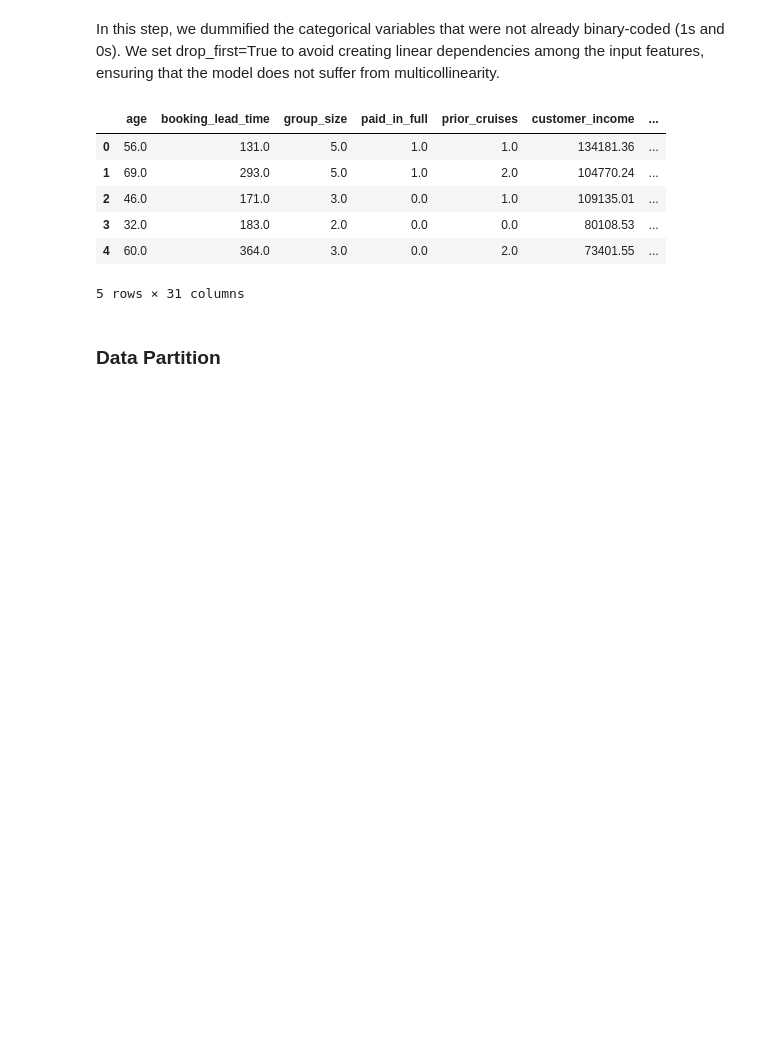
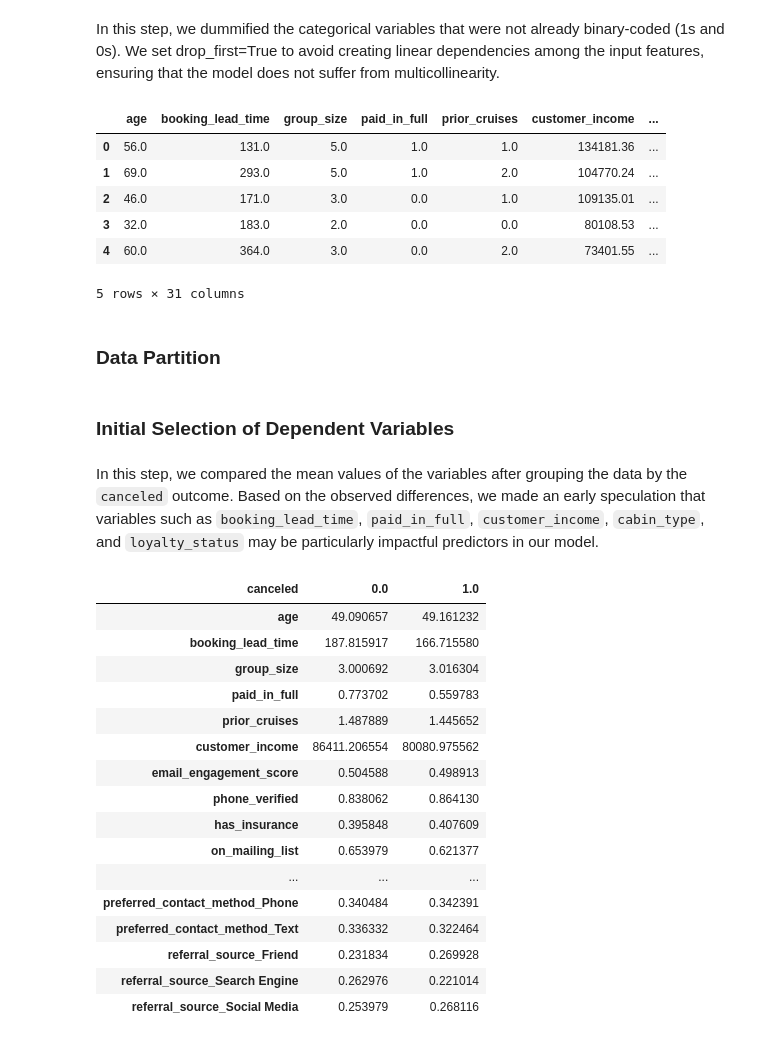
Before and after one commit to pranjul11garg/Lobster-Land-Marketing-Strategy, a Jupyter notebook: lobster.ipynb, the cells around one changed output. Drawn from its saved outputs; the diff is of its cells as text; code cells hidden in the pictures; blank space fills up the shorter version.

Commit message:
dependent variables

```diff
--- a/lobster.ipynb
+++ b/lobster.ipynb
@@ -822,3 +822,28 @@ y_logistic = cruise_dummified['canceled']
 
 X_train, X_test, y_train, y_test = train_test_split(X_logistic, y_logistic, test_size=0.40,
                                                     random_state=654, stratify=y_logistic)
+# %% [markdown]
+### **Initial Selection of Dependent Variables**
+# %% [markdown]
+In this step, we compared the mean values of the variables after grouping the data by the `canceled` outcome. Based on the observed differences, we made an early speculation that variables such as `booking_lead_time`, `paid_in_full`, `customer_income`, `cabin_type`, and `loyalty_status` may be particularly impactful predictors in our model.
+# %%
+group_means = cruise_dummified.groupby('canceled').mean().T
+group_means
+# %% [output]
+| canceled | 0.0 | 1.0 |
+| age | 49.090657 | 49.161232 |
+| booking_lead_time | 187.815917 | 166.715580 |
+| group_size | 3.000692 | 3.016304 |
+| paid_in_full | 0.773702 | 0.559783 |
+| prior_cruises | 1.487889 | 1.445652 |
+| customer_income | 86411.206554 | 80080.975562 |
+| email_engagement_score | 0.504588 | 0.498913 |
+| phone_verified | 0.838062 | 0.864130 |
+| has_insurance | 0.395848 | 0.407609 |
+| on_mailing_list | 0.653979 | 0.621377 |
+| ... | ... | ... |
+| preferred_contact_method_Phone | 0.340484 | 0.342391 |
+| preferred_contact_method_Text | 0.336332 | 0.322464 |
+| referral_source_Friend | 0.231834 | 0.269928 |
+| referral_source_Search Engine | 0.262976 | 0.221014 |
+| referral_source_Social Media | 0.253979 | 0.268116 |
```
